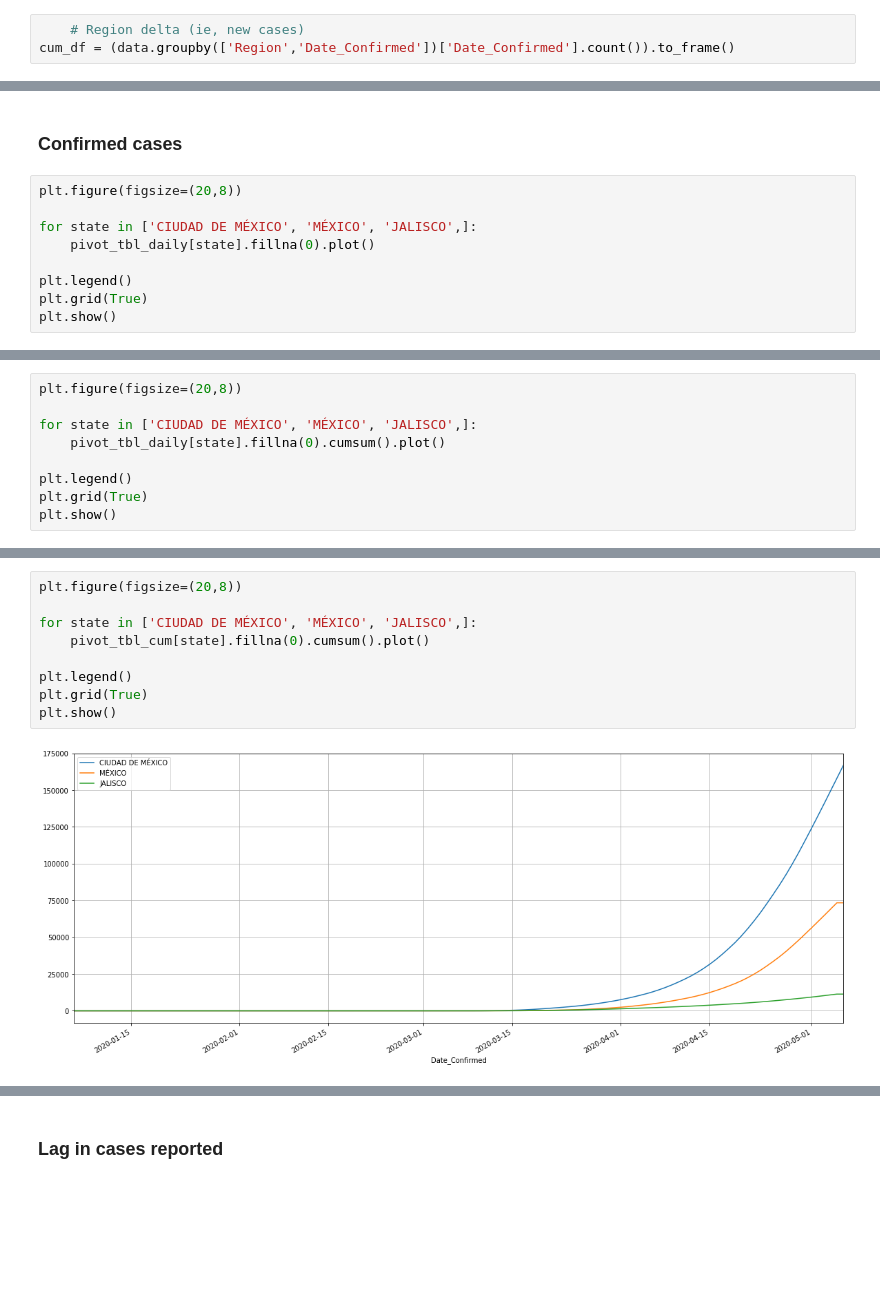
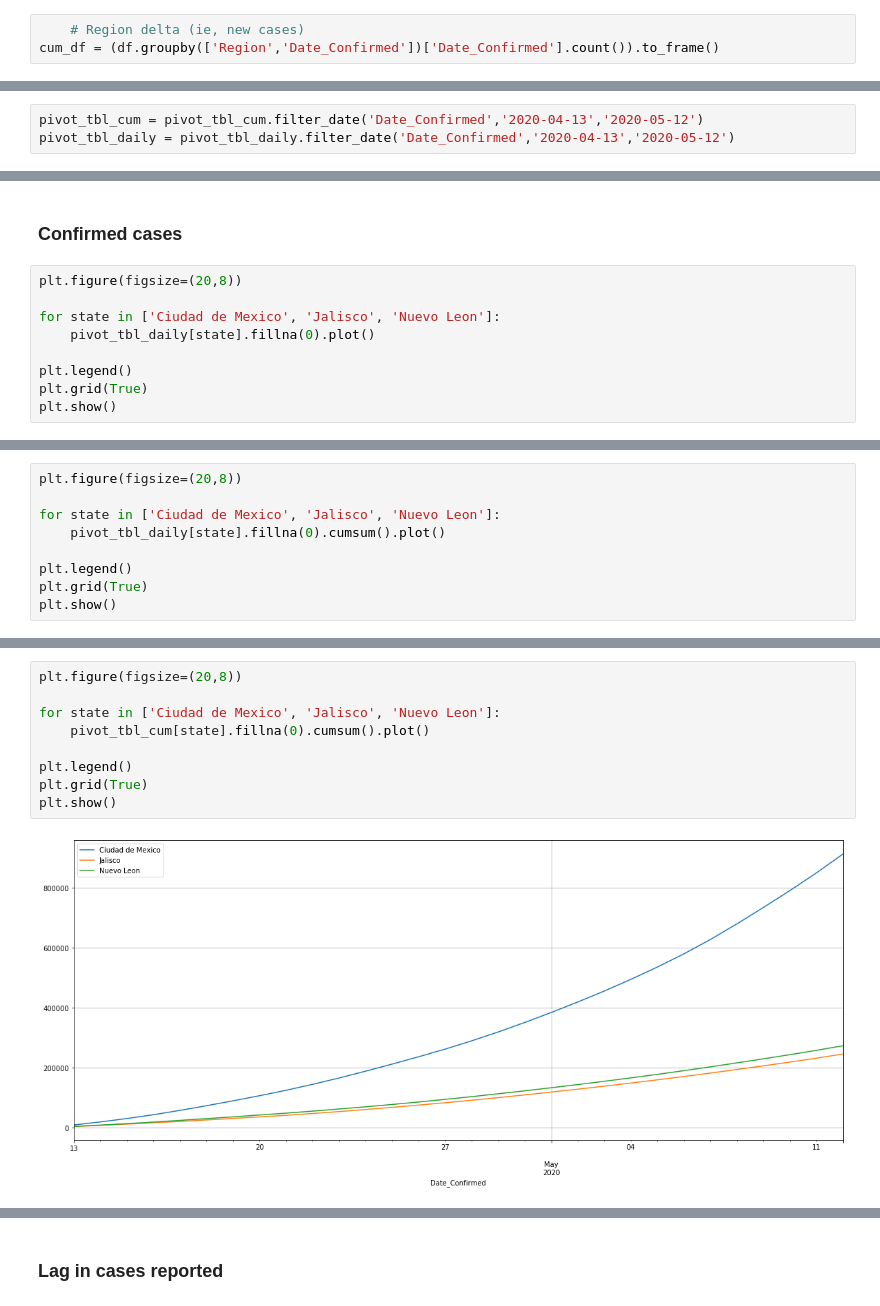
Before and after one commit to marianarf/covid19_mexico_analysis, a Jupyter notebook: mexico_cases_by_date.ipynb, the cells around one changed output, grey strips where cells are left out. Drawn from its saved outputs; the diff is of its cells as text; blank space fills up the shorter version.

```diff
--- a/mexico_cases_by_date.ipynb
+++ b/mexico_cases_by_date.ipynb
@@ -48,6 +54,6 @@ data.isnull().values.sum()
 # %%
     # Region delta (ie, new cases)
-cum_df = (data.groupby(['Region','Date_Confirmed'])['Date_Confirmed'].count()).to_frame()
+cum_df = (df.groupby(['Region','Date_Confirmed'])['Date_Confirmed'].count()).to_frame()
 # %%
     # Rename because duplicate index
 cum_df['Region_Delta'] = cum_df['Date_Confirmed']
@@ -93,3 +101,6 @@ pivot_tbl_daily = pivot_tbl_daily.set_index(pd.DatetimeIndex(pivot_tbl_daily['Da
+# %%
+pivot_tbl_cum = pivot_tbl_cum.filter_date('Date_Confirmed','2020-04-13','2020-05-12')
+pivot_tbl_daily = pivot_tbl_daily.filter_date('Date_Confirmed','2020-04-13','2020-05-12')
 # %%
 from numpy import *
 import math
@@ -99,7 +110,7 @@ import matplotlib.pyplot as plt
 # %%
 plt.figure(figsize=(20,8))
 
-for state in ['CIUDAD DE MÉXICO', 'MÉXICO', 'JALISCO',]:
+for state in ['Ciudad de Mexico', 'Jalisco', 'Nuevo Leon']:
     pivot_tbl_daily[state].fillna(0).plot()
 
 plt.legend()
@@ -110,7 +121,7 @@ plt.show()
 # %%
 plt.figure(figsize=(20,8))
 
-for state in ['CIUDAD DE MÉXICO', 'MÉXICO', 'JALISCO',]:
+for state in ['Ciudad de Mexico', 'Jalisco', 'Nuevo Leon']:
     pivot_tbl_daily[state].fillna(0).cumsum().plot()
 
 plt.legend()
@@ -121,14 +132,14 @@ plt.show()
 # %%
 plt.figure(figsize=(20,8))
 
-for state in ['CIUDAD DE MÉXICO', 'MÉXICO', 'JALISCO',]:
+for state in ['Ciudad de Mexico', 'Jalisco', 'Nuevo Leon']:
     pivot_tbl_cum[state].fillna(0).cumsum().plot()
 
 plt.legend()
 plt.grid(True)
 plt.show()
 # %% [output]
-[figure, old version]
+[figure, new version]
 # %%
 plt.figure(figsize=(20,8))
 
```
Also changed, not shown: parts of 25 cells of this notebook, 21 other files.
